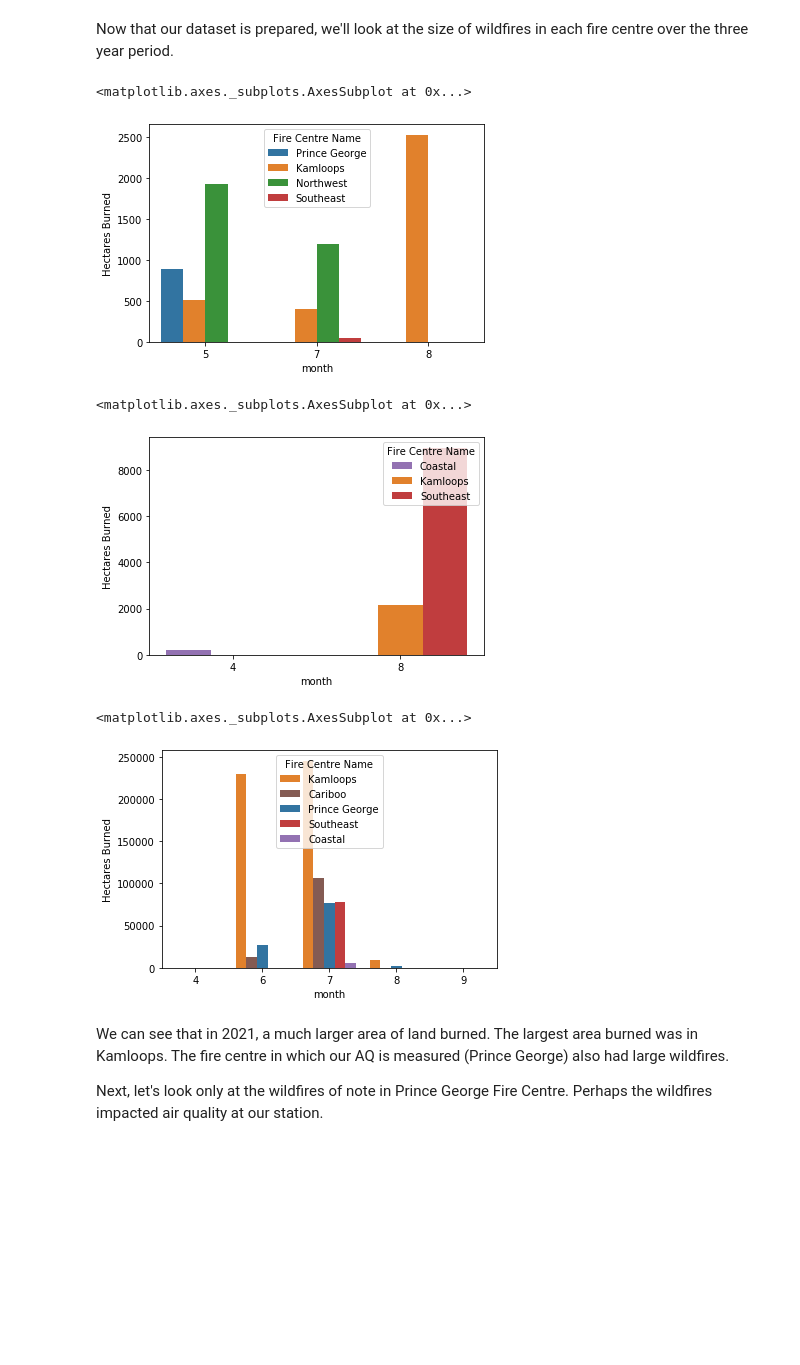
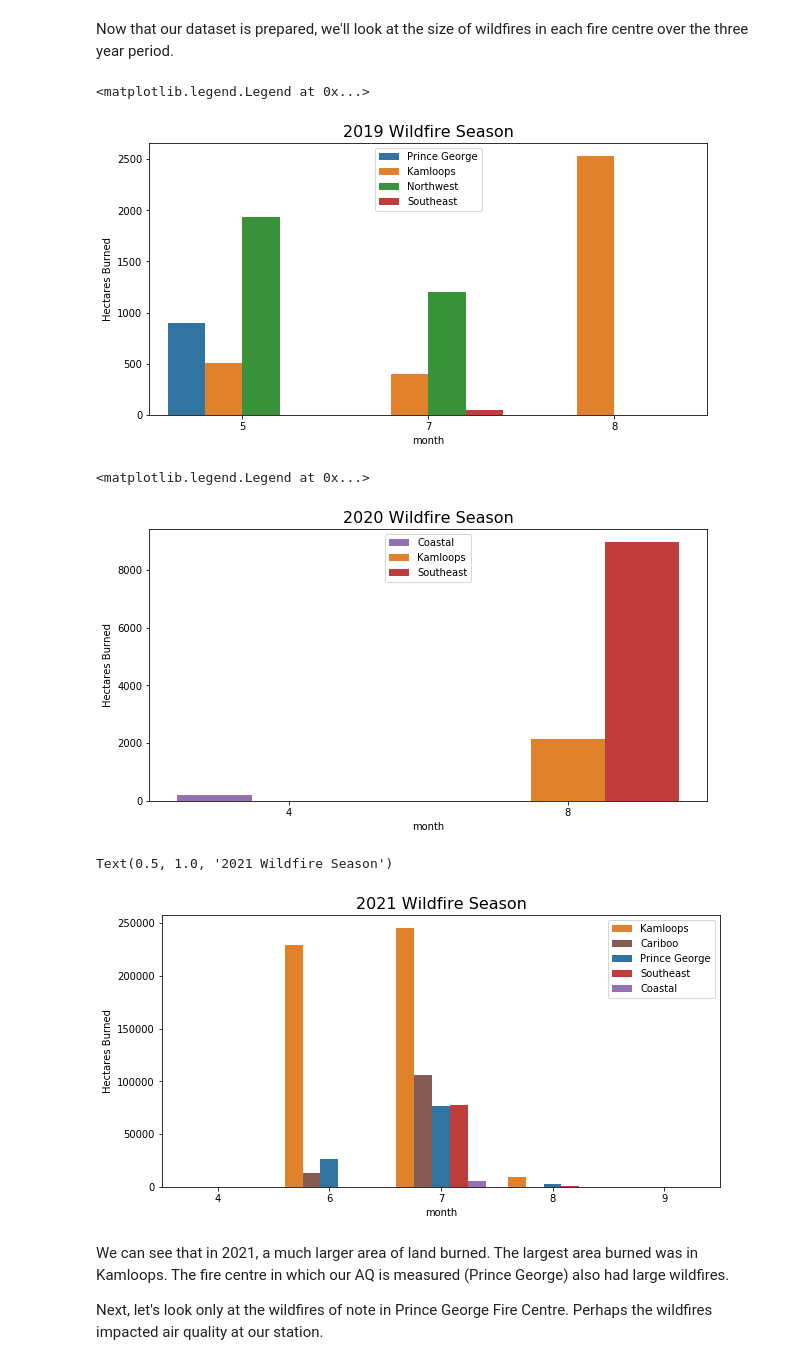
Before and after one commit to mirandadoris/CIV1498_Project2_Pythoneers, a Jupyter notebook: 2-Analysis/Wildfire_Analysis.ipynb, the cells around one changed output. Drawn from its saved outputs; the diff is of its cells as text; code cells hidden in the pictures; blank space fills up the shorter version.

Commit message:
updated figure labels

```diff
--- a/2-Analysis/Wildfire_Analysis.ipynb
+++ b/2-Analysis/Wildfire_Analysis.ipynb
@@ -78,37 +78,50 @@ wf_2021 = wf_data[wf_data['year'] == 2021]
 Now that our dataset is prepared, we'll look at the size of wildfires in each fire centre over the three year period.
 # %%
 # Draw a barplot to show area burned by month and fire centre, Year 2019
+plt.figure(figsize=(10,5))
+
 sns.barplot(x="month", y="Hectares Burned",
             hue="Fire Centre Name",
             data=wf_2019,
             estimator=sum,
             ci=None,
             palette=['C0','C1','C2','C3'])
+
+plt.title('2019 Wildfire Season', fontsize=16)
+plt.legend(loc='upper center')
 # %% [output]
-<matplotlib.axes._subplots.AxesSubplot at 0x...>
+<matplotlib.legend.Legend at 0x...>
-[figure, old version]
+[figure, new version]
 # %%
 # Draw a barplot to show area burned by month and fire centre, Year 2019
+plt.figure(figsize=(10,5))
 sns.barplot(x="month", y="Hectares Burned",
             hue="Fire Centre Name",
             data=wf_2020,
             estimator=sum,
             ci=None,
             palette=['C4','C1','C3'])
+
+plt.title('2020 Wildfire Season', fontsize=16)
+plt.legend(loc='upper center')
 # %% [output]
-<matplotlib.axes._subplots.AxesSubplot at 0x...>
+<matplotlib.legend.Legend at 0x...>
-[figure, old version]
+[figure, new version]
 # %%
 # Draw a barplot to show area burned by month and fire centre, Year 2019
+plt.figure(figsize=(10,5))
 sns.barplot(x="month", y="Hectares Burned",
             hue="Fire Centre Name",
             data=wf_2021,
             estimator=sum,
             ci=None,
             palette=['C1','C5','C0','C3','C4'])
+
+plt.legend(loc='upper right')
+plt.title('2021 Wildfire Season', fontsize=16)
 # %% [output]
-<matplotlib.axes._subplots.AxesSubplot at 0x...>
+Text(0.5, 1.0, '2021 Wildfire Season')
-[figure, old version]
+[figure, new version]
 # %% [markdown]
 We can see that in 2021, a much larger area of land burned. The largest area burned was in Kamloops. The fire centre in which our AQ is measured (Prince George) also had large wildfires.
 
```
Also changed, not shown: parts of 6 cells of this notebook.
